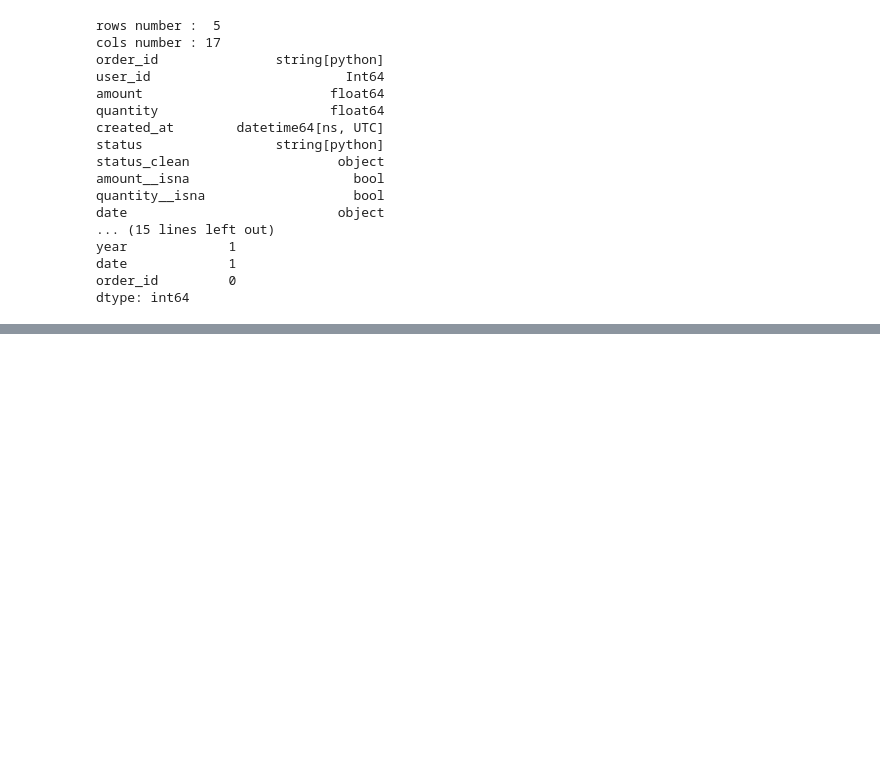
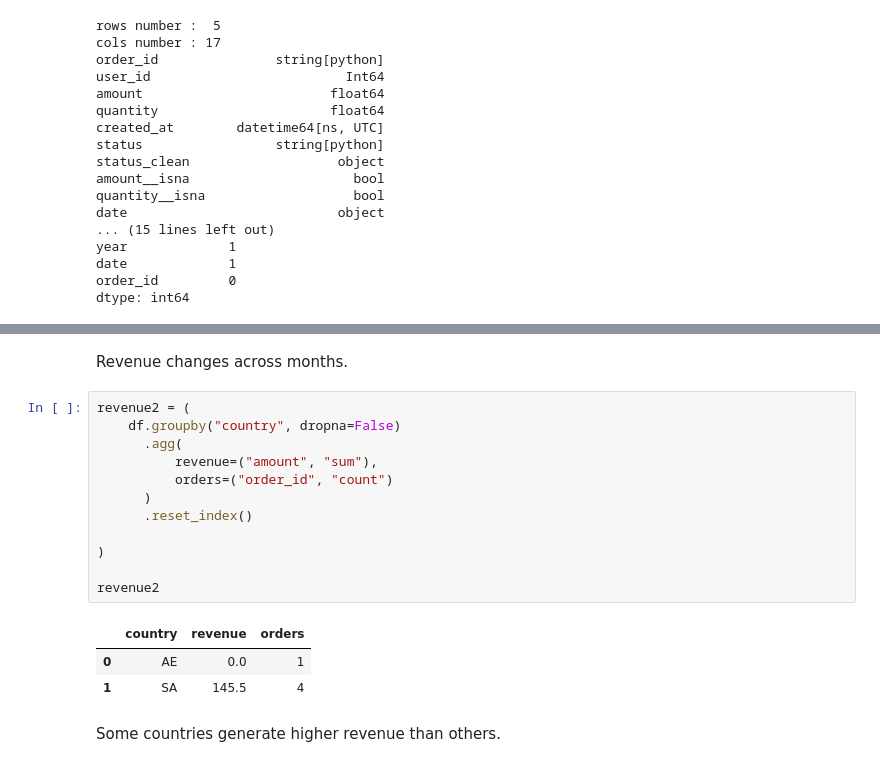
Before and after one commit to shmokhsidi79-design/week2, a Jupyter notebook: notebooks/eda.ipynb, the cells around one changed output, grey strips where cells are left out. Drawn from its saved outputs; the diff is of its cells as text; blank space fills up the shorter version.

```diff
--- a/notebooks/eda.ipynb
+++ b/notebooks/eda.ipynb
@@ -51,0 +67,20 @@ dtype: int64
+# %% [markdown]
+Revenue changes across months.
+# %%
+revenue2 = (
+    df.groupby("country", dropna=False)
+      .agg(
+          revenue=("amount", "sum"),
+          orders=("order_id", "count")
+      )
+      .reset_index()
+
+)
+
+revenue2
+# %% [output]
+|  | country | revenue | orders |
+| 0 | AE | 0.0 | 1 |
+| 1 | SA | 145.5 | 4 |
+# %% [markdown]
+Some countries generate higher revenue than others.
```
Also changed, not shown: parts of 24 cells of this notebook, 5 other files.
